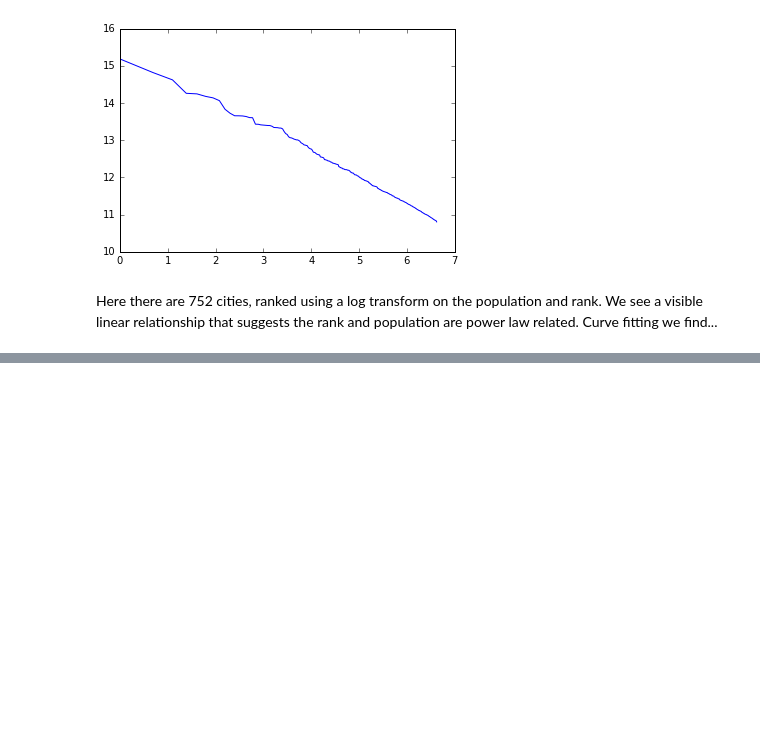
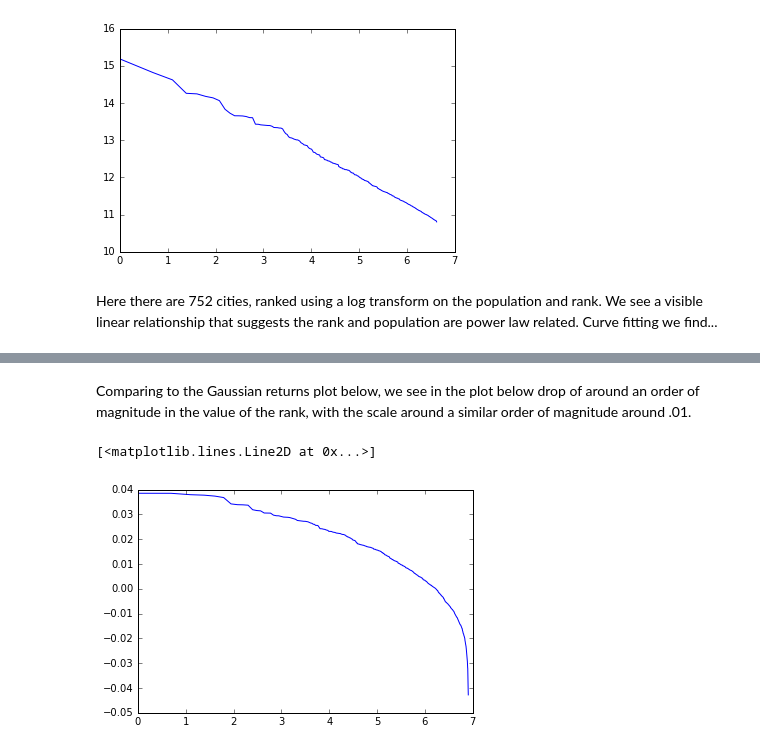
Before and after one commit to jfarid27/econ-phys, a Jupyter notebook: HW1.ipynb, the cells around one changed output, grey strips where cells are left out. Cells and saved outputs as stored; diff of their text form; code cells hidden in the pictures; blank space fills up the shorter version.

```diff
--- a/HW1.ipynb
+++ b/HW1.ipynb
@@ -93,0 +130,7 @@ print pow(10,intercept)
+# %% [markdown]
+Comparing to the Gaussian returns plot below, we see in the plot below drop of around an order of magnitude in the value of the rank, with the scale around a similar order of magnitude around .01.
+# %%
+plt.plot(logRanks1000, sortedGaussianRets)
+# %% [output]
+[<matplotlib.lines.Line2D at 0x...>]
+[figure, added]
```
Also changed, not shown: parts of 13 cells of this notebook.
